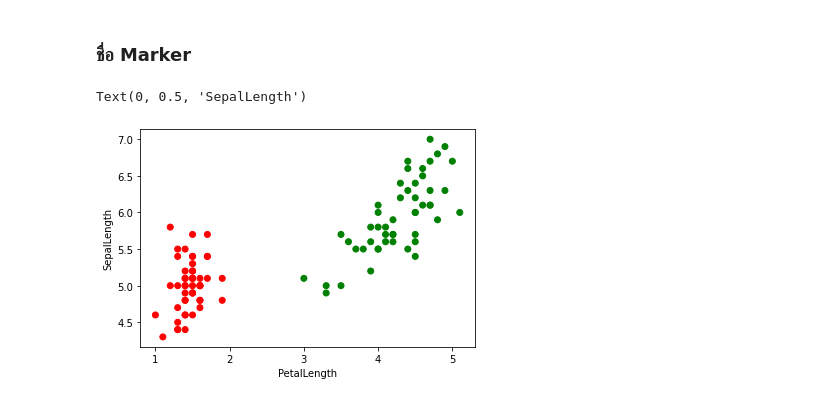
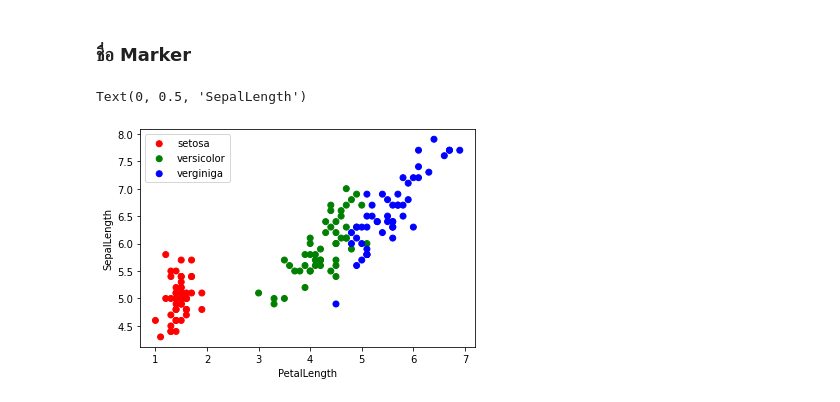
Before and after one commit to Chanunchida-May/data_viz_2022, a Jupyter notebook: DataViz02_Data_Distribution.ipynb, the cells around one changed output. Cells and saved outputs as stored; diff of their text form; code cells hidden in the pictures.

Commit message:
scatter plot

```diff
--- a/DataViz02_Data_Distribution.ipynb
+++ b/DataViz02_Data_Distribution.ipynb
@@ -73,8 +73,10 @@ Text(0, 0.5, 'SepalLength')
 # %%
 plt.scatter(df['PetalLength'][:50],df['SepalLength'][:50],c=df2['Name'][:50],label='setosa')
 plt.scatter(df['PetalLength'][50:100],df['SepalLength'][50:100],c=df2['Name'][50:100],label='versicolor')
+plt.scatter(df['PetalLength'][100:],df['SepalLength'][100:],c=df2['Name'][100:],label='verginiga')
+plt.legend()
 plt.xlabel('PetalLength')
 plt.ylabel('SepalLength')
 # %% [output]
 Text(0, 0.5, 'SepalLength')
-[figure, old version]
+[figure, new version]
```
Also changed, not shown: parts of 14 cells of this notebook.
